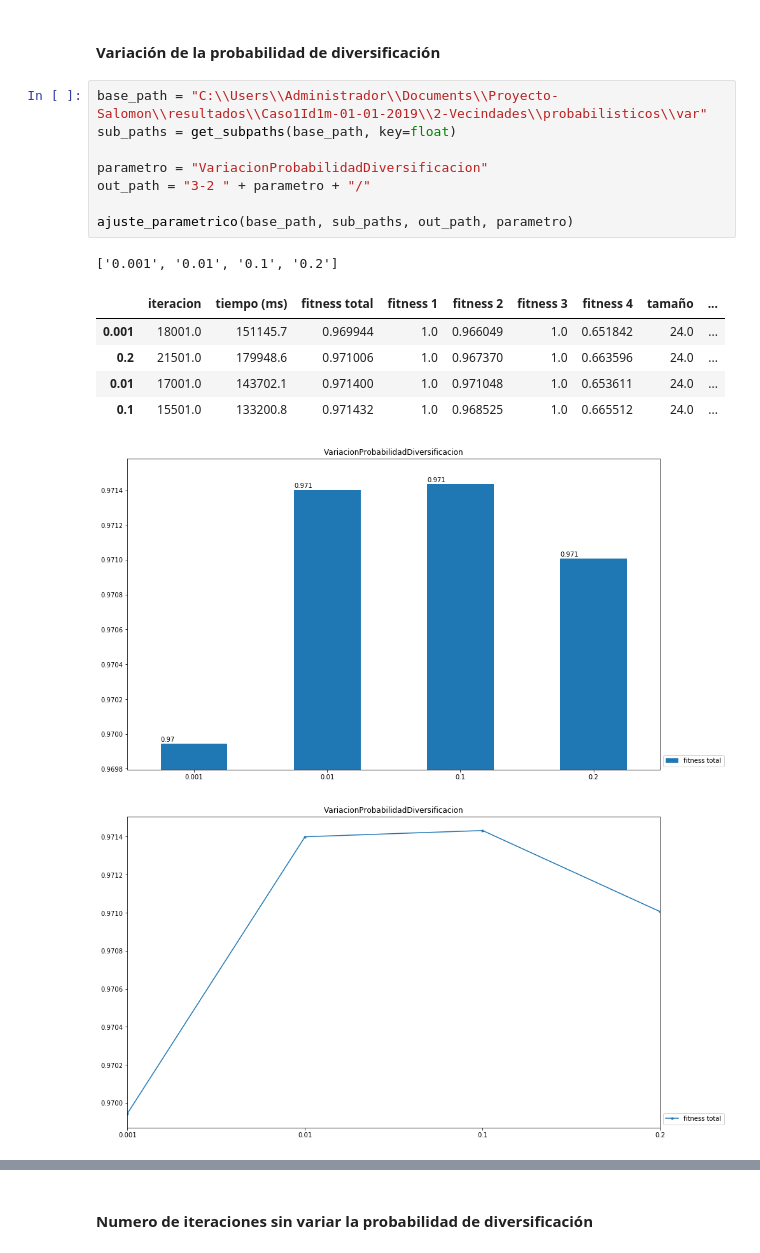
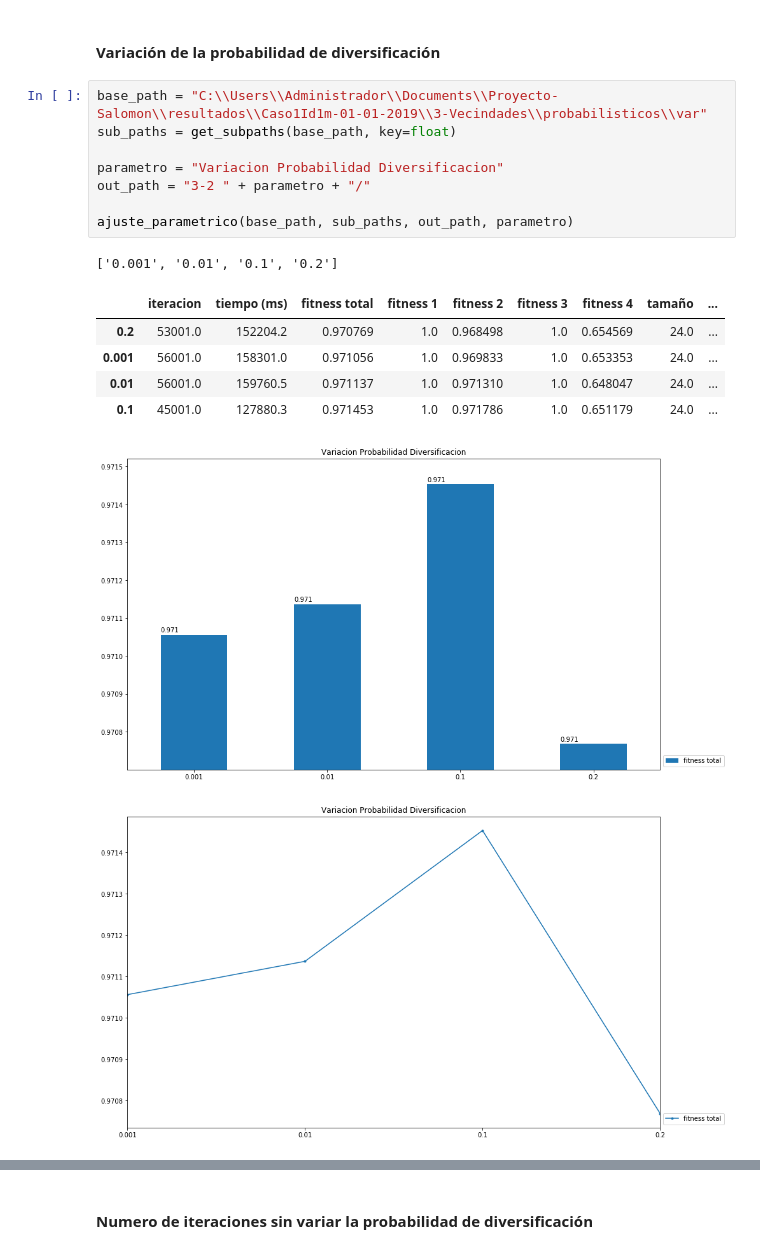
Before and after one commit to zerolfer/TFM-graficador, a Jupyter notebook: ajuste-parametrico/Ajuste-parametrico-documento-Copy1.ipynb, the cells around one changed output, grey strips where cells are left out. Cells and saved outputs as stored; diff of their text form.

```diff
--- a/ajuste-parametrico/Ajuste-parametrico-documento-Copy1.ipynb
+++ b/ajuste-parametrico/Ajuste-parametrico-documento-Copy1.ipynb
@@ -186,19 +186,19 @@ ajuste_parametrico(base_path, sub_paths, out_path, parametro)
 # %% [markdown]
 #### Variación de la probabilidad de diversificación
 # %%
-base_path = "C:\\Users\\Administrador\\Documents\\Proyecto-Salomon\\resultados\\Caso1Id1m-01-01-2019\\2-Vecindades\\probabilisticos\\var"
+base_path = "C:\\Users\\Administrador\\Documents\\Proyecto-Salomon\\resultados\\Caso1Id1m-01-01-2019\\3-Vecindades\\probabilisticos\\var"
 sub_paths = get_subpaths(base_path, key=float)
 
-parametro = "VariacionProbabilidadDiversificacion"
+parametro = "Variacion Probabilidad Diversificacion"
 out_path = "3-2 " + parametro + "/"
 
 ajuste_parametrico(base_path, sub_paths, out_path, parametro)
 # %% [output]
 ['0.001', '0.01', '0.1', '0.2']
 |  | iteracion | tiempo (ms) | fitness total | fitness 1 | fitness 2 | fitness 3 | fitness 4 | tamaño | ... |
-| 0.001 | 18001.0 | 151145.7 | 0.969944 | 1.0 | 0.966049 | 1.0 | 0.651842 | 24.0 | ... |
-| 0.2 | 21501.0 | 179948.6 | 0.971006 | 1.0 | 0.967370 | 1.0 | 0.663596 | 24.0 | ... |
-| 0.01 | 17001.0 | 143702.1 | 0.971400 | 1.0 | 0.971048 | 1.0 | 0.653611 | 24.0 | ... |
-| 0.1 | 15501.0 | 133200.8 | 0.971432 | 1.0 | 0.968525 | 1.0 | 0.665512 | 24.0 | ... |
+| 0.2 | 53001.0 | 152204.2 | 0.970769 | 1.0 | 0.968498 | 1.0 | 0.654569 | 24.0 | ... |
+| 0.001 | 56001.0 | 158301.0 | 0.971056 | 1.0 | 0.969833 | 1.0 | 0.653353 | 24.0 | ... |
+| 0.01 | 56001.0 | 159760.5 | 0.971137 | 1.0 | 0.971310 | 1.0 | 0.648047 | 24.0 | ... |
+| 0.1 | 45001.0 | 127880.3 | 0.971453 | 1.0 | 0.971786 | 1.0 | 0.651179 | 24.0 | ... |
-[figure, old version]
+[figure, new version]
-[figure, old version]
+[figure, new version]
```
Also changed, not shown: parts of 6 cells of this notebook, 4 other files.
